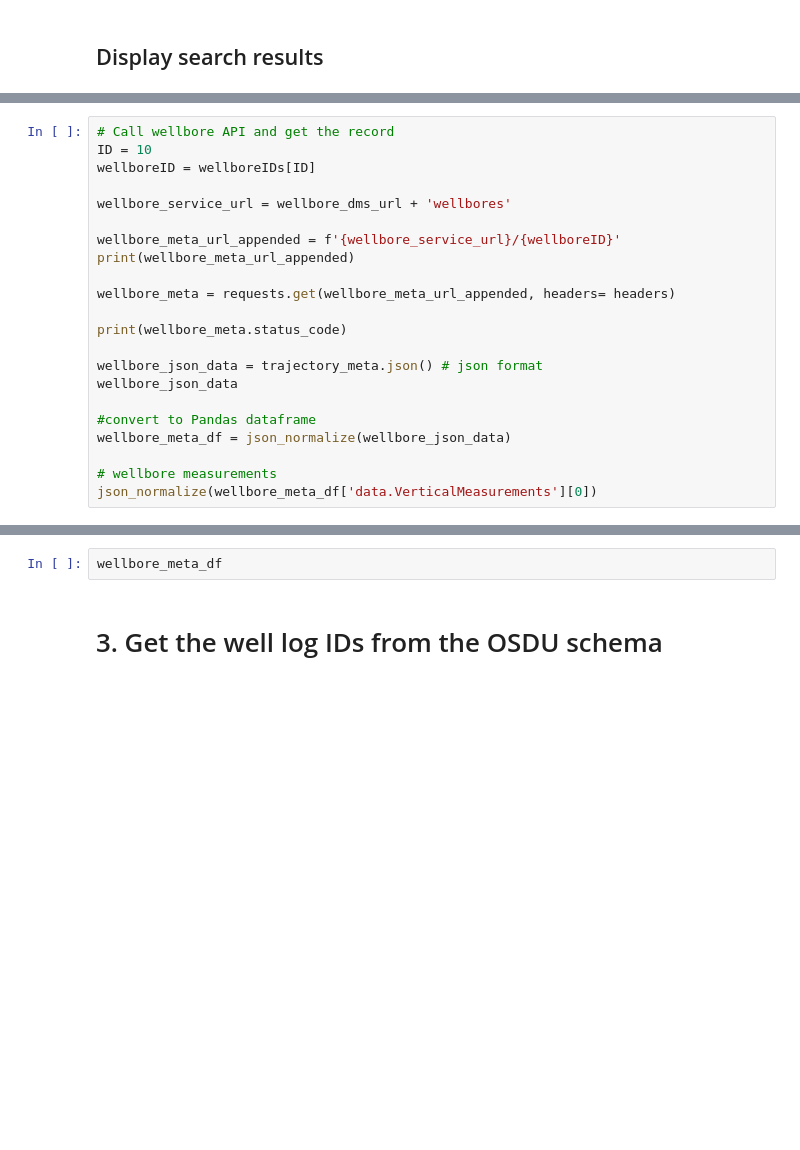
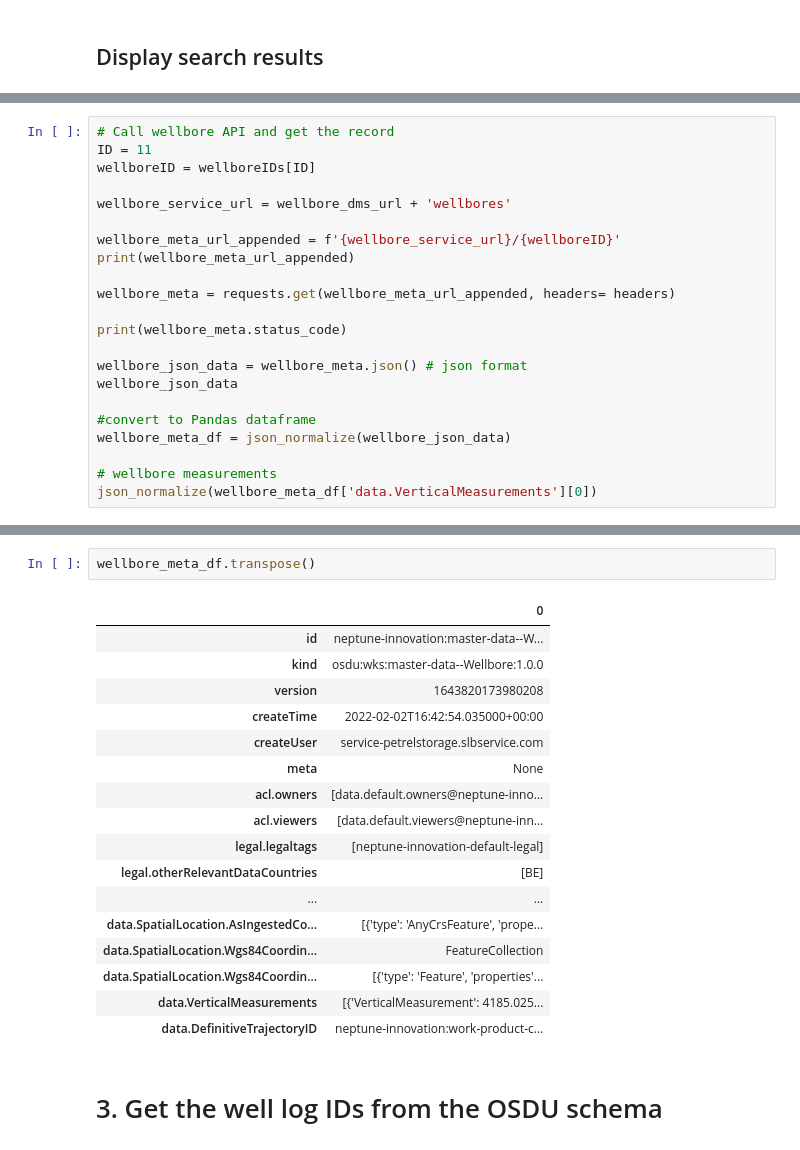
Before and after one commit to terjebja/osdu_notebook, a Jupyter notebook: OSDU_w_SAuth_example_Terje_Berg.ipynb, the cells around one changed output, grey strips where cells are left out. Drawn from its saved outputs; the diff is of its cells as text; blank space fills up the shorter version.

```diff
--- a/OSDU_w_SAuth_example_Terje_Berg.ipynb
+++ b/OSDU_w_SAuth_example_Terje_Berg.ipynb
@@ -232,6 +271,6 @@ wellboreIDs = search_df['data.WellboreID'].unique()
 # %%
 # Call wellbore API and get the record
-ID = 10
+ID = 11
 wellboreID = wellboreIDs[ID]
 
 wellbore_service_url = wellbore_dms_url + 'wellbores'
@@ -243,7 +282,7 @@ wellbore_meta = requests.get(wellbore_meta_url_appended, headers= headers)
 
 print(wellbore_meta.status_code)
 
-wellbore_json_data = trajectory_meta.json() # json format
+wellbore_json_data = wellbore_meta.json() # json format
 wellbore_json_data
 
 #convert to Pandas dataframe
@@ -254,5 +299,23 @@ json_normalize(wellbore_meta_df['data.VerticalMeasurements'][0])
 # %%
-wellbore_meta_df
+wellbore_meta_df.transpose()
+# %% [output]
+|  | 0 |
+| id | neptune-innovation:master-data--W... |
+| kind | osdu:wks:master-data--Wellbore:1.0.0 |
+| version | 1643820173980208 |
+| createTime | 2022-02-02T16:42:54.035000+00:00 |
+| createUser | service-petrelstorage.slbservice.com |
+| meta | None |
+| acl.owners | [data.default.owners@neptune-inno... |
+| acl.viewers | [data.default.viewers@neptune-inn... |
+| legal.legaltags | [neptune-innovation-default-legal] |
+| legal.otherRelevantDataCountries | [BE] |
+| ... | ... |
+| data.SpatialLocation.AsIngestedCo... | [{'type': 'AnyCrsFeature', 'prope... |
+| data.SpatialLocation.Wgs84Coordin... | FeatureCollection |
+| data.SpatialLocation.Wgs84Coordin... | [{'type': 'Feature', 'properties'... |
+| data.VerticalMeasurements | [{'VerticalMeasurement': 4185.025... |
+| data.DefinitiveTrajectoryID | neptune-innovation:work-product-c... |
 # %% [markdown]
 # 3. Get the well log IDs from the OSDU schema
 # %%
```
Also changed, not shown: parts of 29 cells of this notebook.
